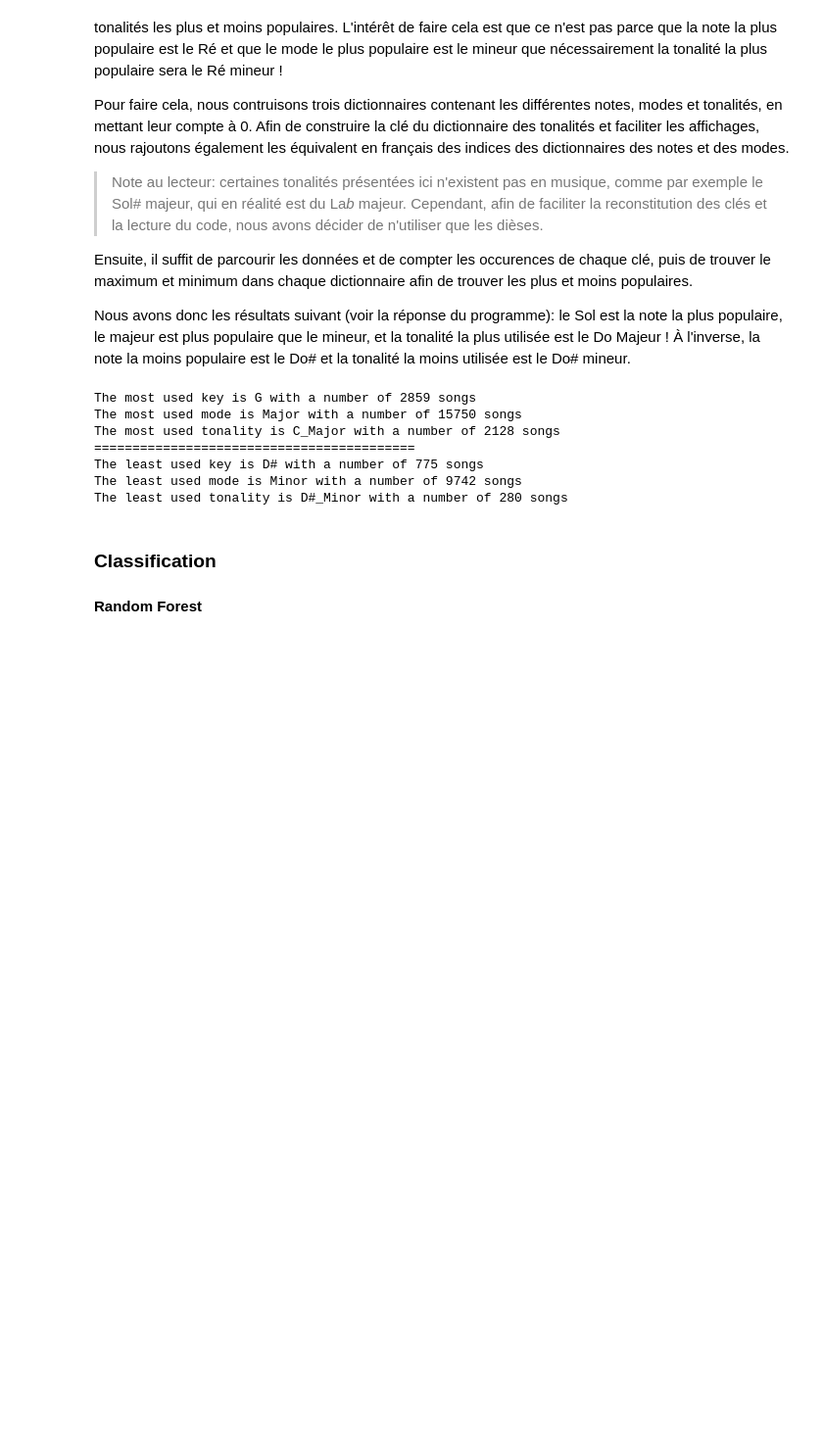
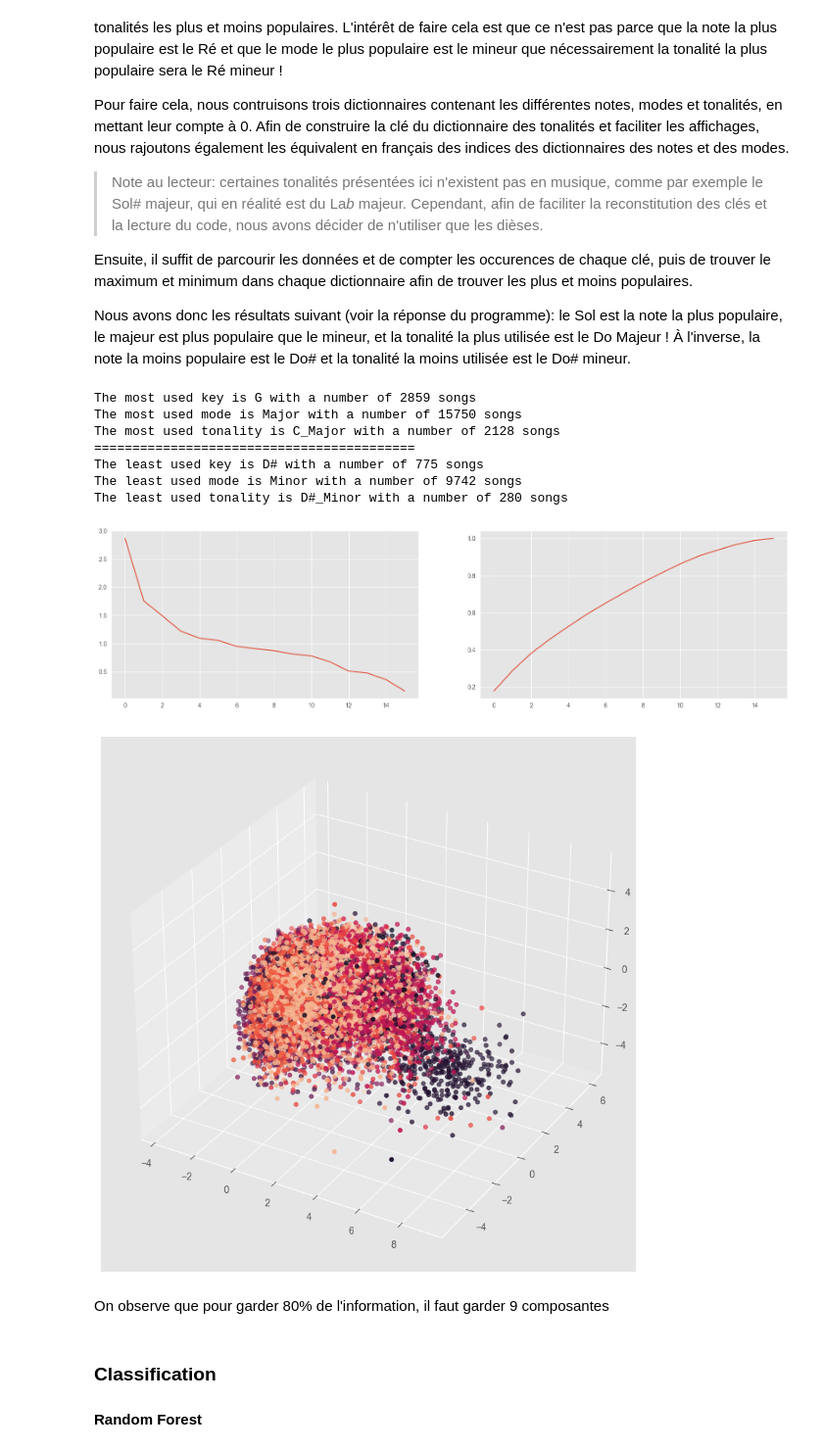
Before and after one commit to 21repierre/projet_sdata, a Jupyter notebook: main.ipynb, the cells around one changed output. Shown at 98% size. Cells and saved outputs as stored; diff of their text form; code cells hidden in the pictures; blank space fills up the shorter version.

```diff
--- a/main.ipynb
+++ b/main.ipynb
@@ -240,6 +243,38 @@ The most used tonality is C_Major with a number of 2128 songs
 The least used key is D# with a number of 775 songs
 The least used mode is Minor with a number of 9742 songs
 The least used tonality is D#_Minor with a number of 280 songs
+# %%
+from sklearn.decomposition import PCA
+from sklearn.preprocessing import StandardScaler
+
+pca = PCA()
+X = dataset_train.iloc[:, dataset_train.columns != 'genre'].to_numpy()
+Y = dataset_train.iloc[:, dataset_train.columns == 'genre'].to_numpy().flatten().astype(np.int8)
+
+scaler = StandardScaler()
+X = scaler.fit_transform(X)
+
+pca.fit(X)
+var_ratios = np.cumsum(pca.explained_variance_ratio_)
+
+fig = plt.figure(figsize=(20, 5))
+fig.add_subplot(1, 2, 1)
+plt.plot(pca.explained_variance_)
+fig.add_subplot(1, 2, 2)
+plt.plot(var_ratios)
+
+fig = plt.figure(figsize=(20, 10))
+ax = plt.axes(projection='3d')
+pca = PCA(n_components=3)
+X_down = pca.fit_transform(X)
+
+ax.scatter(X_down[:, 0], X_down[:, 1], X_down[:, 2], c=Y)
+plt.show()
+# %% [output]
+[figure, added]
+[figure, added]
+# %% [markdown]
+On observe que pour garder 80% de l'information, il faut garder 9 composantes
 # %% [markdown]
 ### Classification
 #### Random Forest
```
Also changed, not shown: parts of 17 cells of this notebook, 2 other files.
